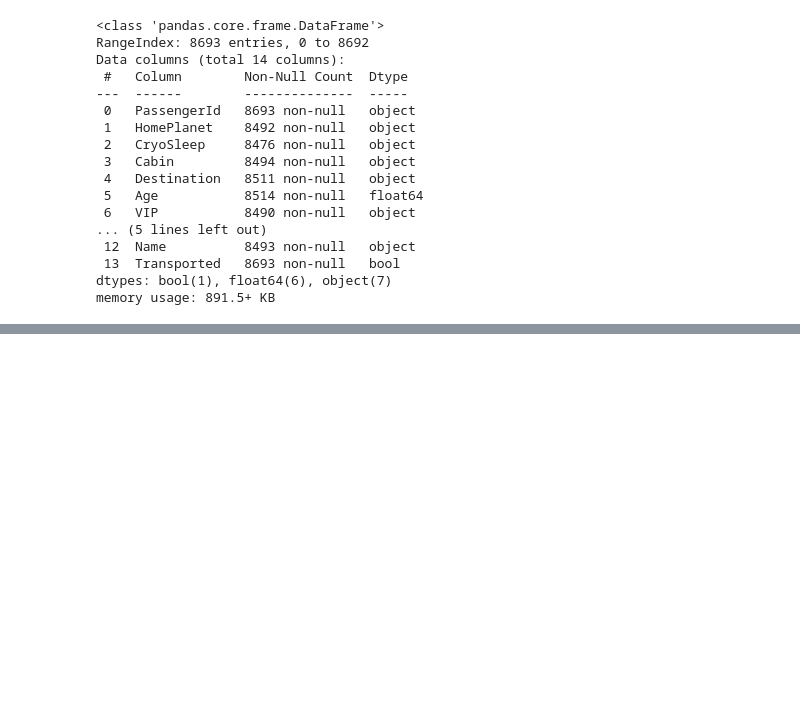
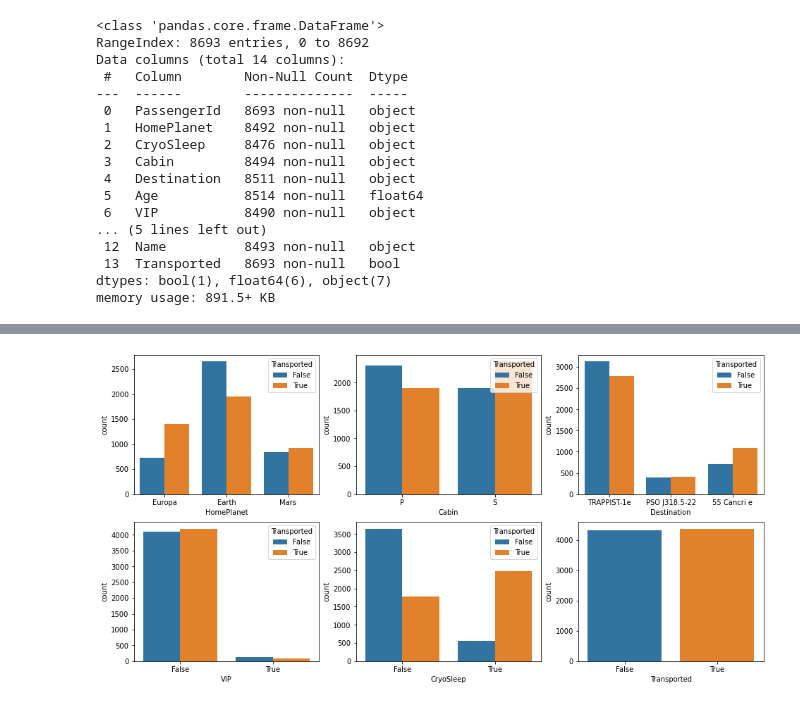
Before and after one commit to Dael-the-Mailman/kaggle-submissions, a Jupyter notebook: spaceship-titanic/Data Exploration.ipynb, the cells around one changed output, grey strips where cells are left out. Saved outputs shown, nothing was run; the diff lists cells and outputs as text; code cells hidden in the pictures; blank space fills up the shorter version.

```diff
--- a/spaceship-titanic/Data Exploration.ipynb
+++ b/spaceship-titanic/Data Exploration.ipynb
@@ -51,0 +139,10 @@ memory usage: 891.5+ KB
+# %%
+fig, axes = plt.subplots(2, 3, figsize=(16, 8))
+sns.countplot(data=data, x='HomePlanet', hue="Transported", ax=axes[0][0]);
+sns.countplot(data=data, x='CryoSleep', hue="Transported", ax=axes[1][1]);
+sns.countplot(data=data, x='Destination', hue="Transported", ax=axes[0][2]);
+sns.countplot(data=data, x='VIP', hue="Transported", ax=axes[1][0]);
+sns.countplot(data=data, x='Cabin', hue="Transported", ax=axes[0][1]);
+sns.countplot(data=data, x='Transported', ax=axes[1][2]);
+# %% [output]
+[figure, added]
```
Also changed, not shown: parts of 18 cells of this notebook.
